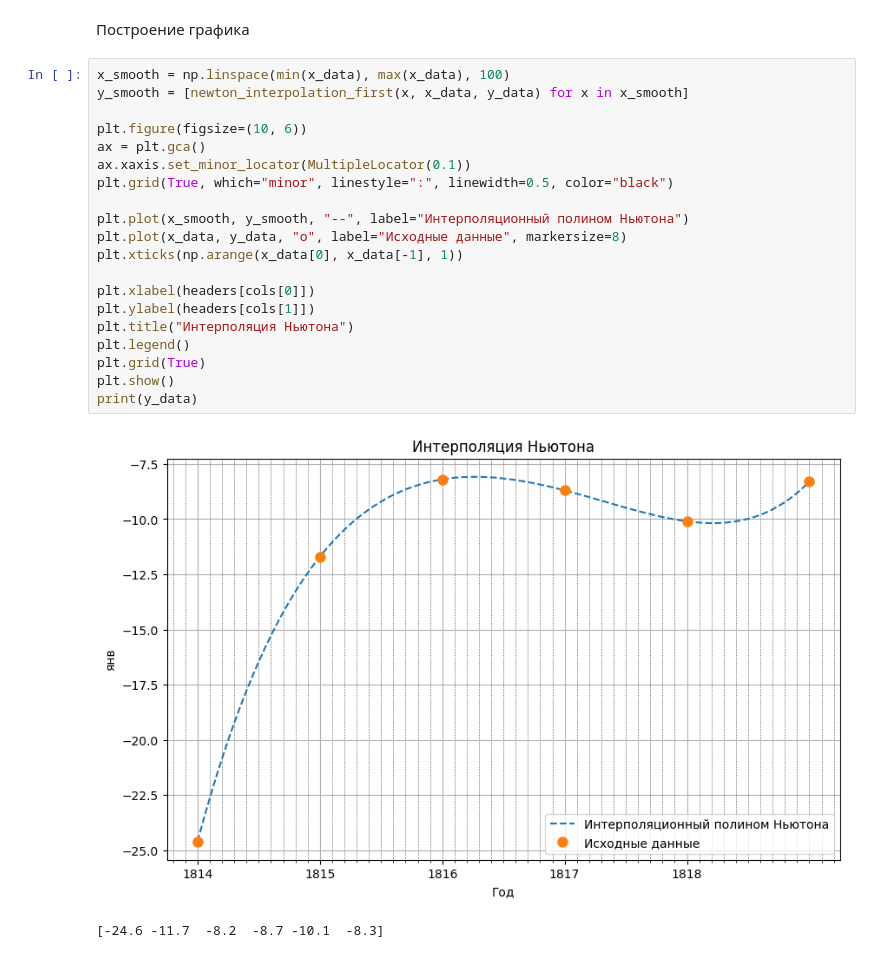
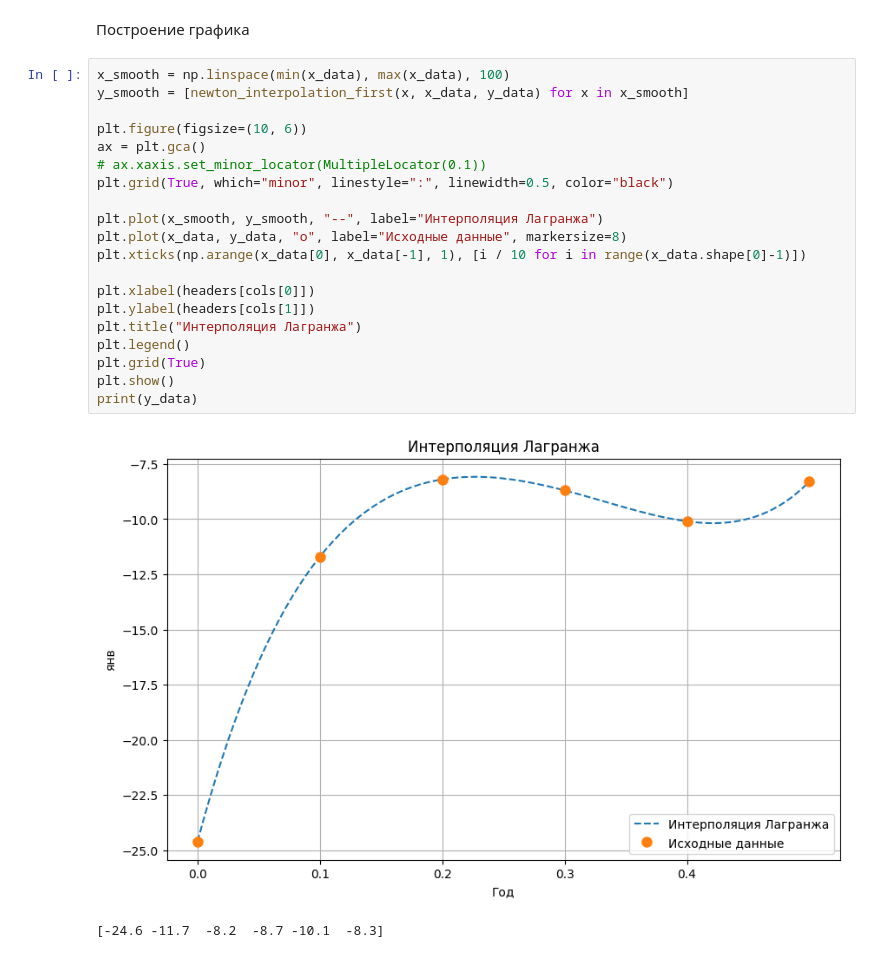
Before and after one commit to SerKin0/IBTS-math-modeling, a Jupyter notebook: Semester_4/Practice/Lesson 5/task_3.ipynb, the cells around one changed output. Cells and saved outputs as stored; diff of their text form.

```diff
--- a/Semester_4/Practice/Lesson 5/task_3.ipynb
+++ b/Semester_4/Practice/Lesson 5/task_3.ipynb
@@ -119,23 +119,23 @@ y_data=array([-24.6, -11.7,  -8.2,  -8.7, -10.1,  -8.3])
 # %%
 x_smooth = np.linspace(min(x_data), max(x_data), 100)
 y_smooth = [newton_interpolation_first(x, x_data, y_data) for x in x_smooth]
 
 plt.figure(figsize=(10, 6))
 ax = plt.gca()
-ax.xaxis.set_minor_locator(MultipleLocator(0.1))
+# ax.xaxis.set_minor_locator(MultipleLocator(0.1))
 plt.grid(True, which="minor", linestyle=":", linewidth=0.5, color="black")
 
-plt.plot(x_smooth, y_smooth, "--", label="Интерполяционный полином Ньютона")
+plt.plot(x_smooth, y_smooth, "--", label="Интерполяция Лагранжа")
 plt.plot(x_data, y_data, "o", label="Исходные данные", markersize=8)
-plt.xticks(np.arange(x_data[0], x_data[-1], 1))
+plt.xticks(np.arange(x_data[0], x_data[-1], 1), [i / 10 for i in range(x_data.shape[0]-1)])
 
 plt.xlabel(headers[cols[0]])
 plt.ylabel(headers[cols[1]])
-plt.title("Интерполяция Ньютона")
+plt.title("Интерполяция Лагранжа")
 plt.legend()
 plt.grid(True)
 plt.show()
 print(y_data)
 # %% [output]
-[figure, old version]
+[figure, new version]
 [-24.6 -11.7  -8.2  -8.7 -10.1  -8.3]
```
Also changed, not shown: 6 other files.
